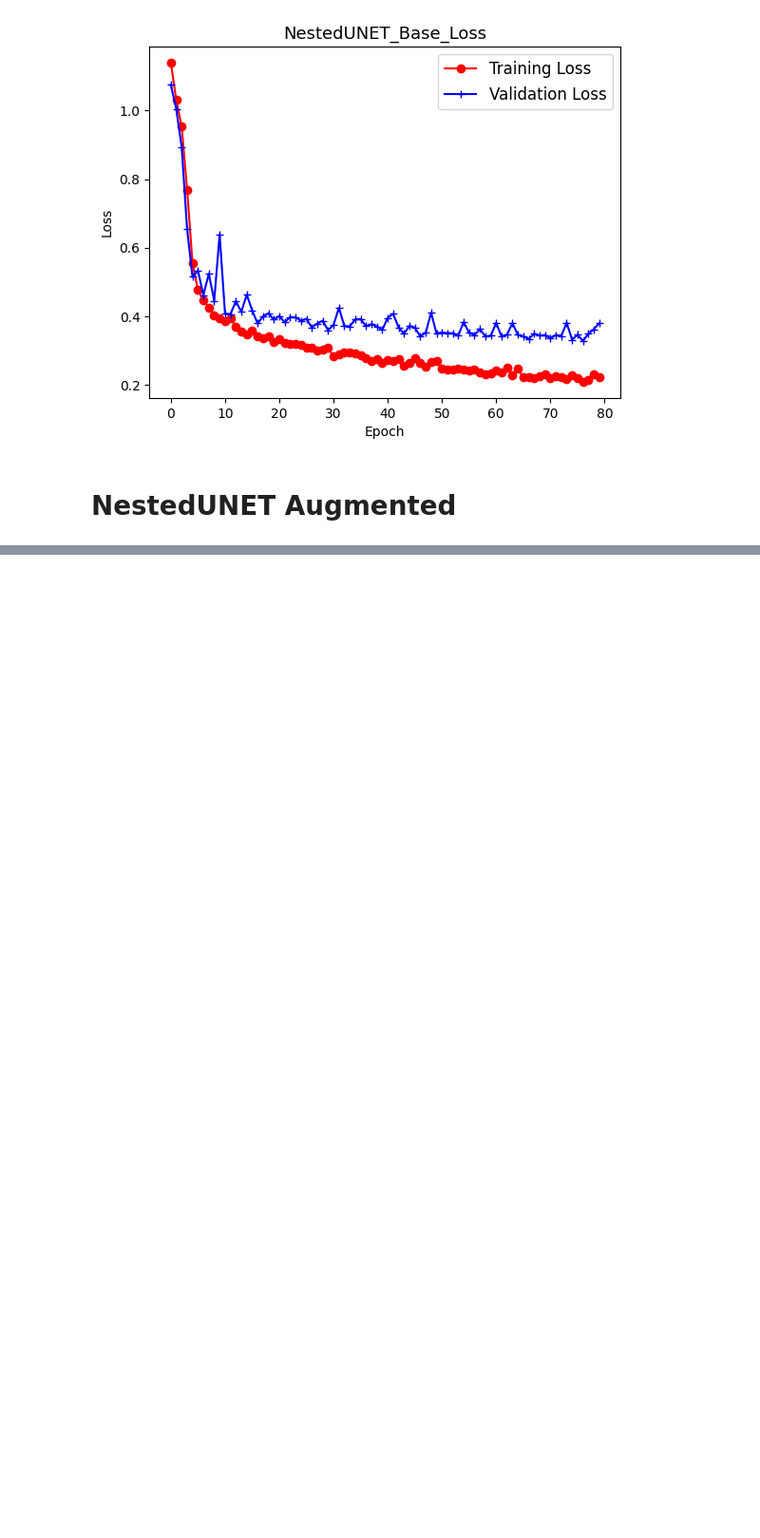
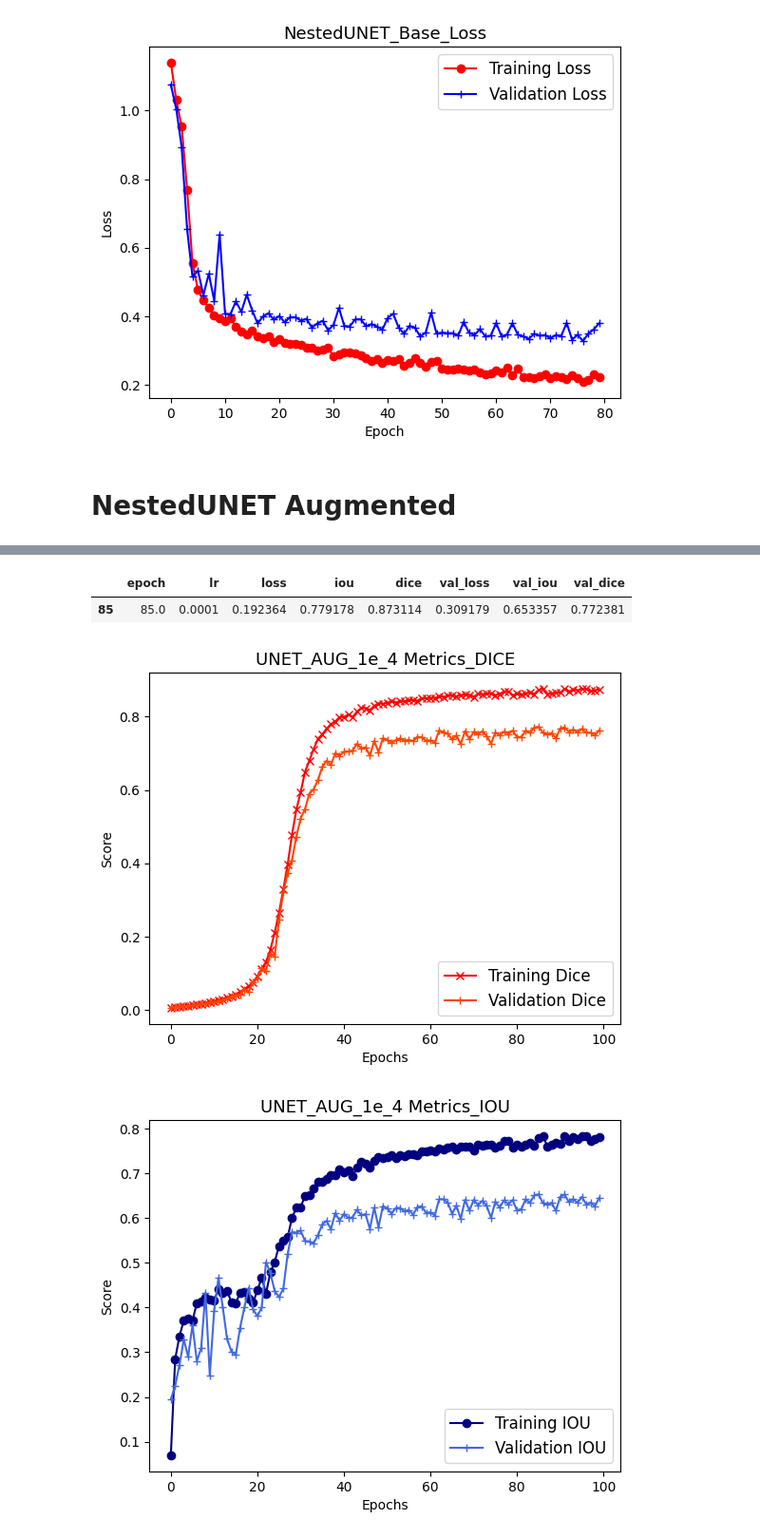
Before and after one commit to vinibfr/lung_seg, a Jupyter notebook: nodule_segmentation_v1/notebook/CheckResults.ipynb, the cells around one changed output, grey strips where cells are left out. Shown at 95% size. Cells and saved outputs as stored; diff of their text form; code cells hidden in the pictures; blank space fills up the shorter version.

```diff
--- a/nodule_segmentation_v1/notebook/CheckResults.ipynb
+++ b/nodule_segmentation_v1/notebook/CheckResults.ipynb
@@ -141,0 +183,13 @@ plot_loss(NestedUNET_Aug,'NestedUNET_Augmented_Loss')
+# %%
+UNET_AUG_1e_4.sort_values('val_dice',ascending=False).head(1)
+# %% [output]
+|  | epoch | lr | loss | iou | dice | val_loss | val_iou | val_dice |
+| 85 | 85.0 | 0.0001 | 0.192364 | 0.779178 | 0.873114 | 0.309179 | 0.653357 | 0.772381 |
+# %%
+UNET_AUG_1e_4= rename(UNET_AUG_1e_4)
+plot_metric(UNET_AUG_1e_4,'UNET_AUG_1e_4 Metrics_DICE')
+plot_metric(UNET_AUG_1e_4,'UNET_AUG_1e_4 Metrics_IOU',False)
+plot_loss(UNET_AUG_1e_4,'UNET_AUG_1e_4 Loss')
+# %% [output]
+[figure, added]
+[figure, added]
```
Also changed, not shown: parts of 23 cells of this notebook, 24 other files.
